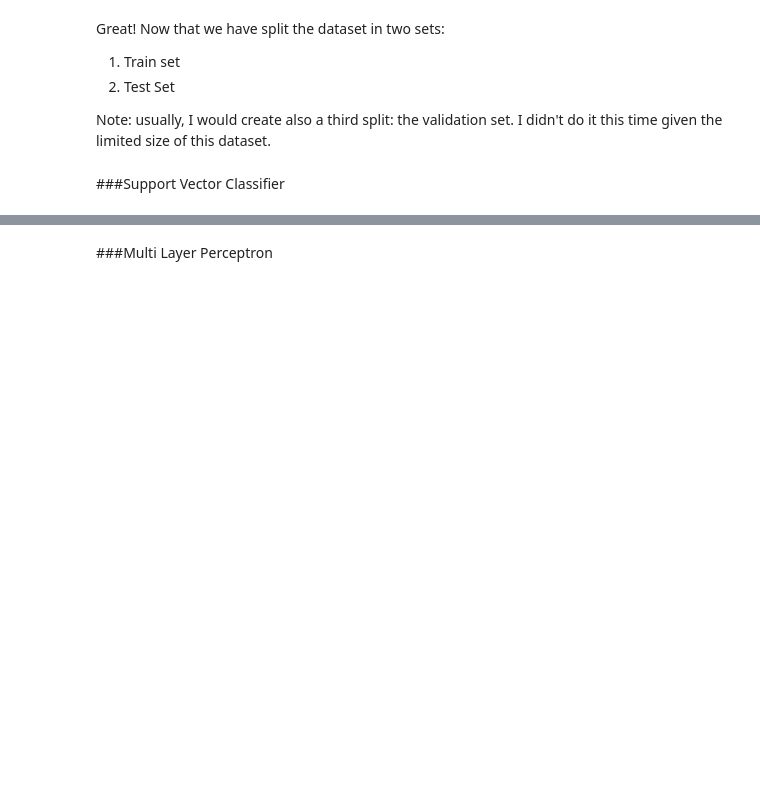
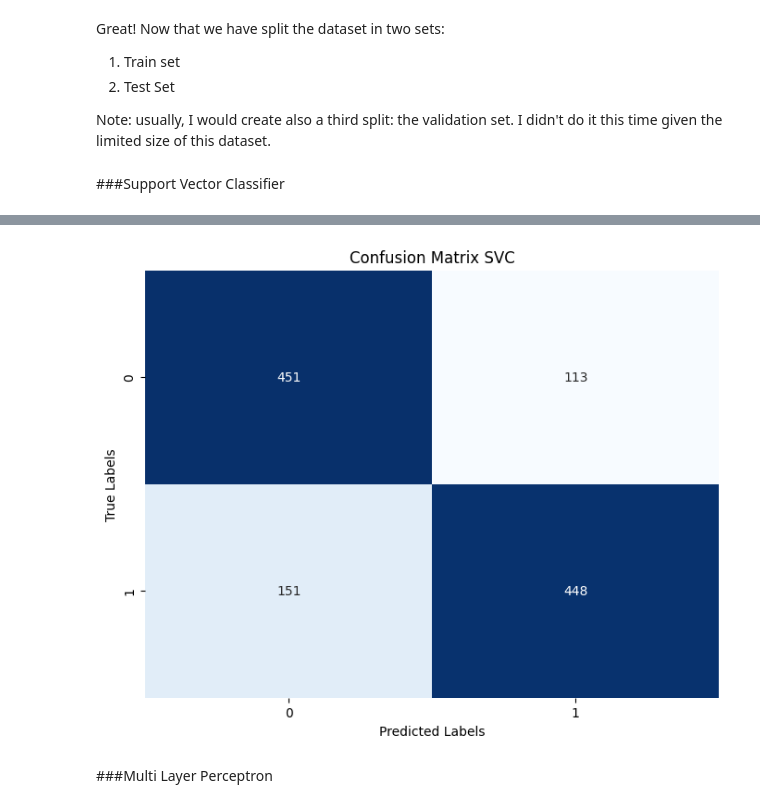
Before and after one commit to THESHADOW2030/tweetsDisaster, a Jupyter notebook: bigDataProject_DisasterClassification.ipynb, the cells around one changed output, grey strips where cells are left out. Drawn from its saved outputs; the diff is of its cells as text; code cells hidden in the pictures; blank space fills up the shorter version.

```diff
--- a/bigDataProject_DisasterClassification.ipynb
+++ b/bigDataProject_DisasterClassification.ipynb
@@ -391,7 +411,26 @@ Now that we visualized the data and did some exploratiom, we can try to capture
 Lets take a look again at our dataframe
 # %%
 from pyspark.ml.evaluation import BinaryClassificationEvaluator
+from pyspark.ml import Pipeline
+from sklearn.metrics import confusion_matrix
+from pyspark.ml.tuning import ParamGridBuilder, CrossValidator
+from sklearn.metrics import classification_report
 evaluator = BinaryClassificationEvaluator(labelCol="target", rawPredictionCol="prediction")
+cols = ['target', 'prediction']
+# %%
+def plotConfusionMatrix(preds, name = ""):
+  cm = confusion_matrix(preds['target'], preds['prediction'])
+
+
+  # Create a heatmap of the confusion matrix
+  plt.figure(figsize=(8, 6))
+  sns.heatmap(cm, annot=True, fmt='d', cmap='Blues', cbar=False)
+
+  plt.title(f'Confusion Matrix {name}')
+  plt.xlabel('Predicted Labels')
+  plt.ylabel('True Labels')
+
+  plt.show()
 # %%
 #df.filter(col("target") == 0)
 nRegTrain = train_df.filter(col("target") == 0).count()
@@ -449,4 +488,8 @@ print(summary.accuracy) #0.77
 # %%
 linSVC_pred = linSVC_model.transform(test_df)
-evaluator.evaluate(linSVC_pred)
+print(evaluator.evaluate(linSVC_pred))
+
+linSVC_pred_pd = linSVC_pred.select(*cols).toPandas()
+report = classification_report(linSVC_pred_pd['target'], linSVC_pred_pd['prediction'])
+print(report)
 # %% [output]
@@ -454,3 +505,7 @@ evaluator.evaluate(linSVC_pred)
+# %%
+plotConfusionMatrix(linSVC_pred_pd, name = "SVC")
+# %% [output]
+[figure, added]
 # %% [markdown]
 ###Multi Layer Perceptron
 # %%
```
Also changed, not shown: parts of 48 cells of this notebook.
